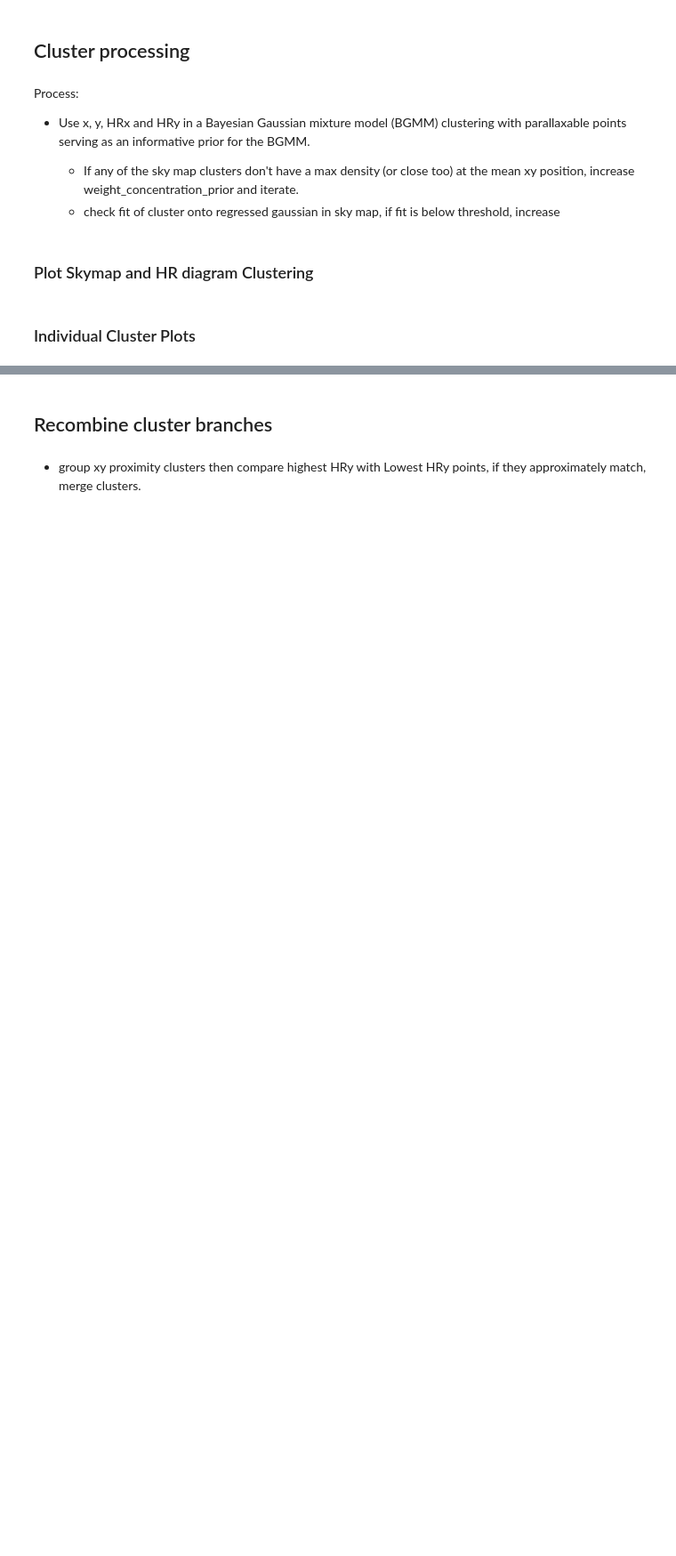
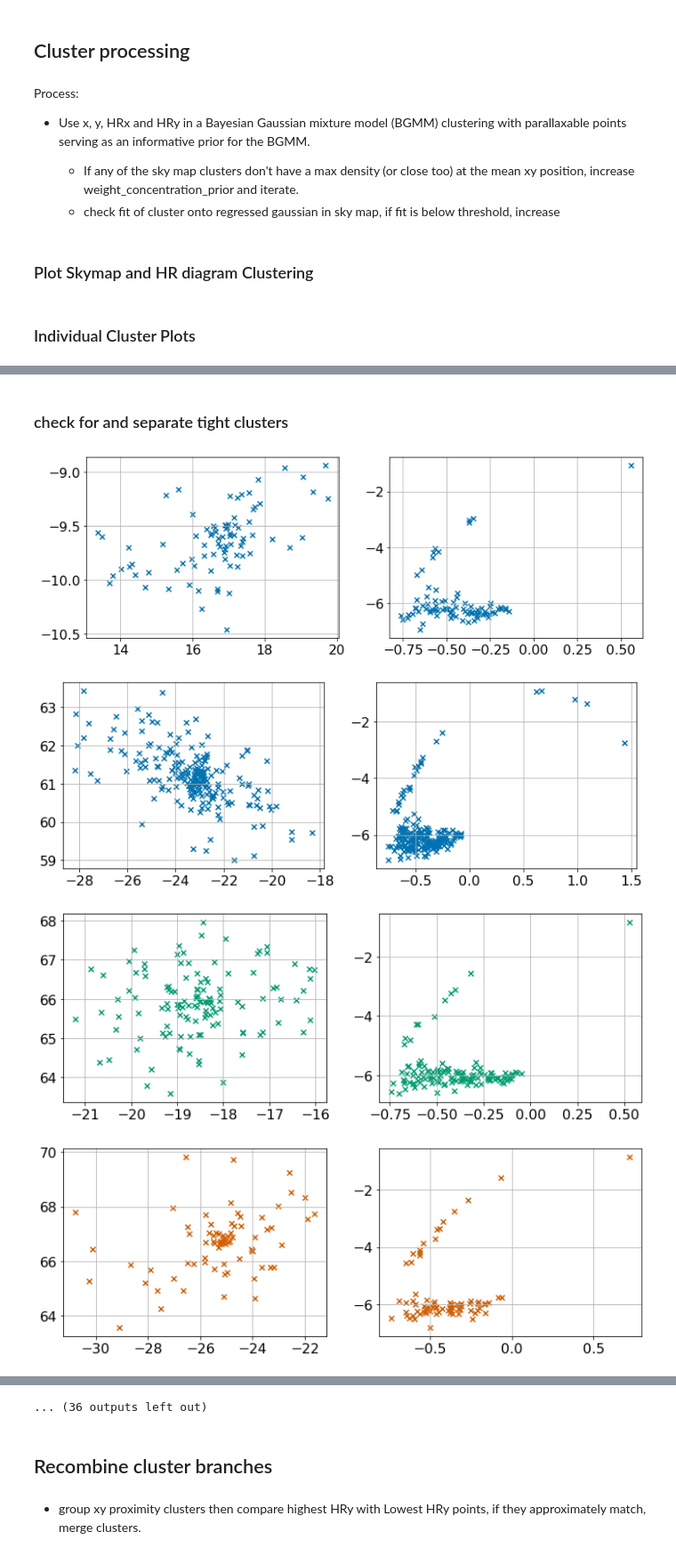
Before and after one commit to NotCouchpot80/PHYS3080-Ladder-Project, a Jupyter notebook: Code/4D-BGMM-DL.ipynb, the cells around one changed output, grey strips where cells are left out. Shown at 89% size. Saved outputs shown, nothing was run; the diff lists cells and outputs as text; code cells hidden in the pictures; blank space fills up the shorter version.

```diff
--- a/Code/4D-BGMM-DL.ipynb
+++ b/Code/4D-BGMM-DL.ipynb
@@ -322,0 +395,45 @@ plt.show()
+# %% [markdown]
+### check for and separate tight clusters
+# %%
+for cluster in clusters:
+    # BGMM parameters
+    clusterCount = 5   #initial clusterCount
+    countStep = 5
+    CountTrials = 5
+    WCP = 1            #weight_concentration_prior
+    MPR = 1            #mean_precision_prior
+
+    ## try splitting curent cluster into smaller clusters
+    clustersModel = (mixture.BayesianGaussianMixture(
+                    n_components=clusterCount,
+                    weight_concentration_prior=WCP,
+                    mean_precision_prior=MPR,
+                    covariance_type="full",
+                    n_init = CountTrials
+                    )).fit(cluster[:,[0,1]])
+    subClusterShapes = clustersModel.predict(cluster[:,[0,1]])
+    # Plot the Skymap Contours
+    colorCycle = itertools.cycle(sns.color_palette())
+    subClusterPlots=[]
+    subClusters=[]
+    for i, (mean, cov, color, weights) in enumerate(zip(clustersModel.means_, clustersModel.covariances_, colorCycle, clustersModel.weights_)):
+        if not np.any(subClusterShapes == i) or weights<(0.01/clusterCount) or len(cluster[subClusterShapes == i, :])<5 :
+            continue
+        subClusterPlots.append(mpl.pyplot.figure())
+        subClusters.append(cluster[subClusterShapes == i, :])
+
+        ### Sky map cluster plot
+        ax1 = subClusterPlots[-1].add_subplot(1, 2, 1)
+        plt.grid()
+        plt.scatter(cluster[subClusterShapes == i, 0], cluster[subClusterShapes == i, 1], color= color, marker ='x')
+        ### HR diagram cluster plot
+        ax2 = subClusterPlots[-1].add_subplot(1, 2, 2)
+        plt.grid()
+        mpl.pyplot.scatter(cluster[subClusterShapes == i, 2], cluster[subClusterShapes == i, 5], marker = 'x', color=color)
+
+    plt.show()
+# %% [output]
+[figure, added]
+[figure, added]
+[figure, added]
+[figure, added]
@@ -323,3 +448,4 @@ plt.show()
+... (36 outputs left out)
 # %% [markdown]
 ## Recombine cluster branches
 # %% [markdown]
```
Also changed, not shown: parts of 7 cells of this notebook.
